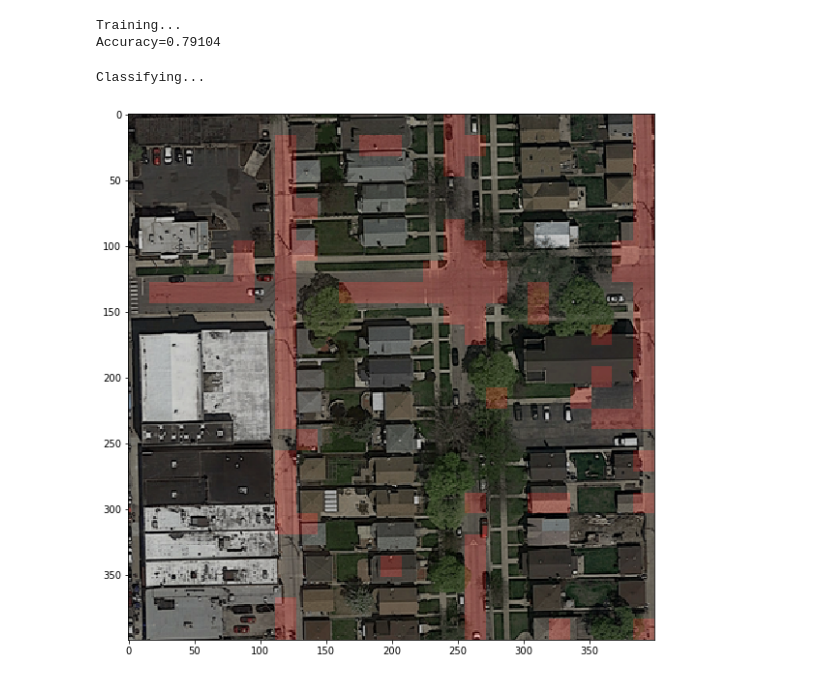
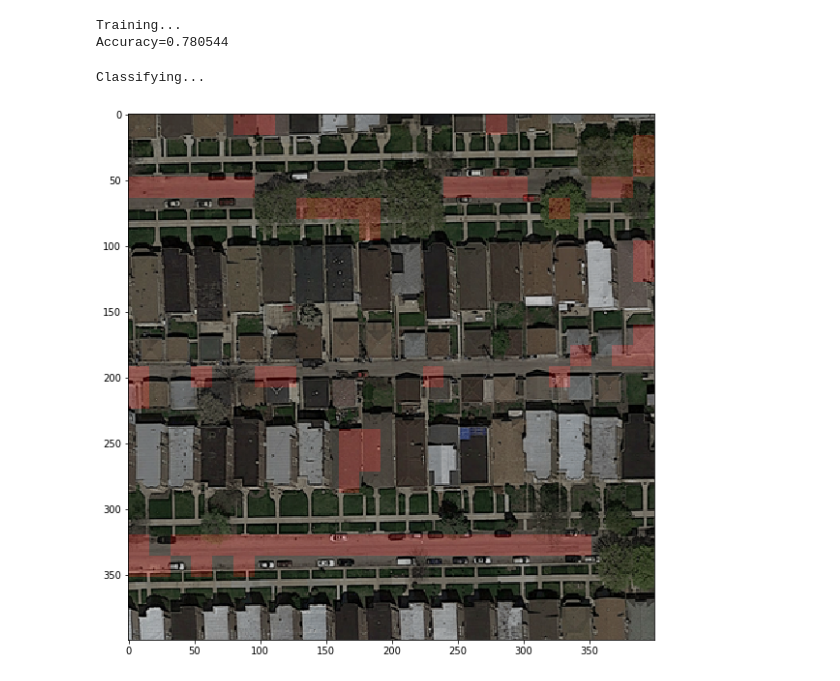
Before and after one commit to MikaelMorales/ML_Project, a Jupyter notebook: project_road_segmentation/implementation/SupportVectorMachine.ipynb, the cells around one changed output. Drawn from its saved outputs; the diff is of its cells as text; code cells hidden in the pictures.

```diff
--- a/project_road_segmentation/implementation/SupportVectorMachine.ipynb
+++ b/project_road_segmentation/implementation/SupportVectorMachine.ipynb
@@ -18,18 +21,18 @@ patch_size = 16
 foreground_threshold = 0.25
 # %%
 # Loading a set of images with their groundtruth
-imgs, gt_imgs = load_n_images_groundtruth(image_dir, gt_dir, 20)
+imgs, gt_imgs = load_n_images_groundtruth(image_dir, gt_dir, 100)
 # Load SVM model
 model = SVM(patch_size, foreground_threshold)
 # %%
 model.train(gt_imgs, imgs)
 # %% [output]
 Training...
-Accuracy=0.79104
+Accuracy=0.780544
 # %%
 #Predict and Display image
-img_idx = 3
+img_idx = 60
 predict_and_display_image(model, image_dir + files[img_idx], gt_imgs[img_idx], imgs[img_idx])
 # %% [output]
 Classifying...
-[figure, old version]
+[figure, new version]
```
Also changed, not shown: parts of 2 cells of this notebook, 58 other files.
